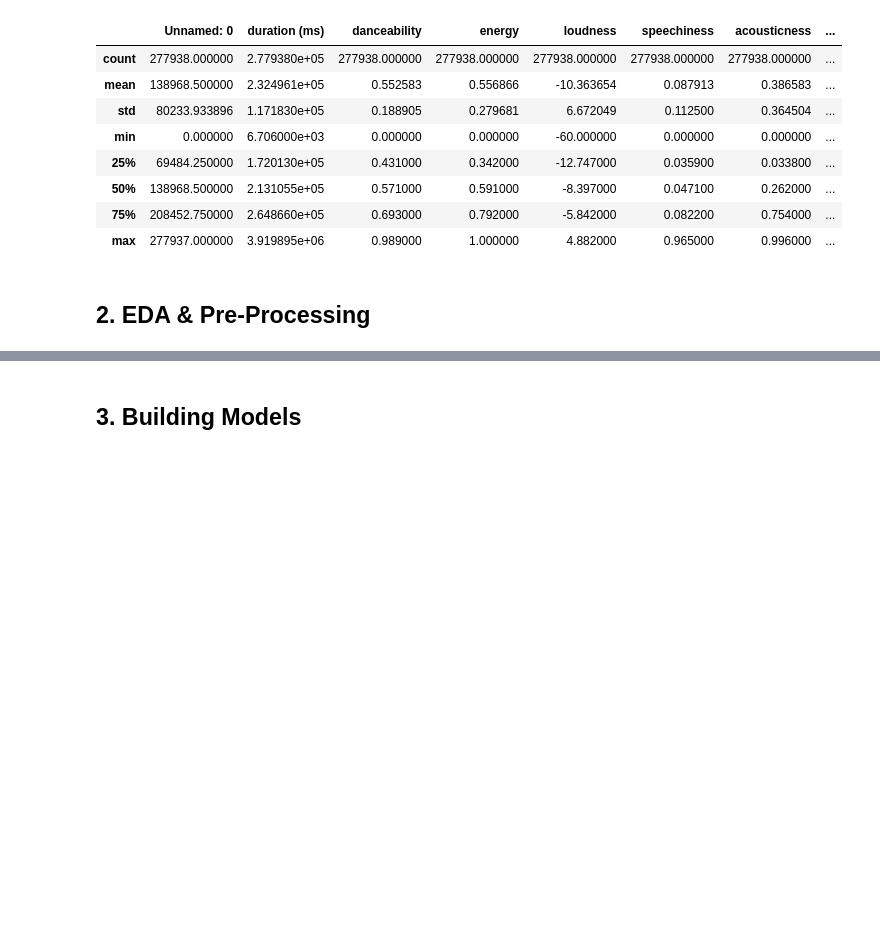
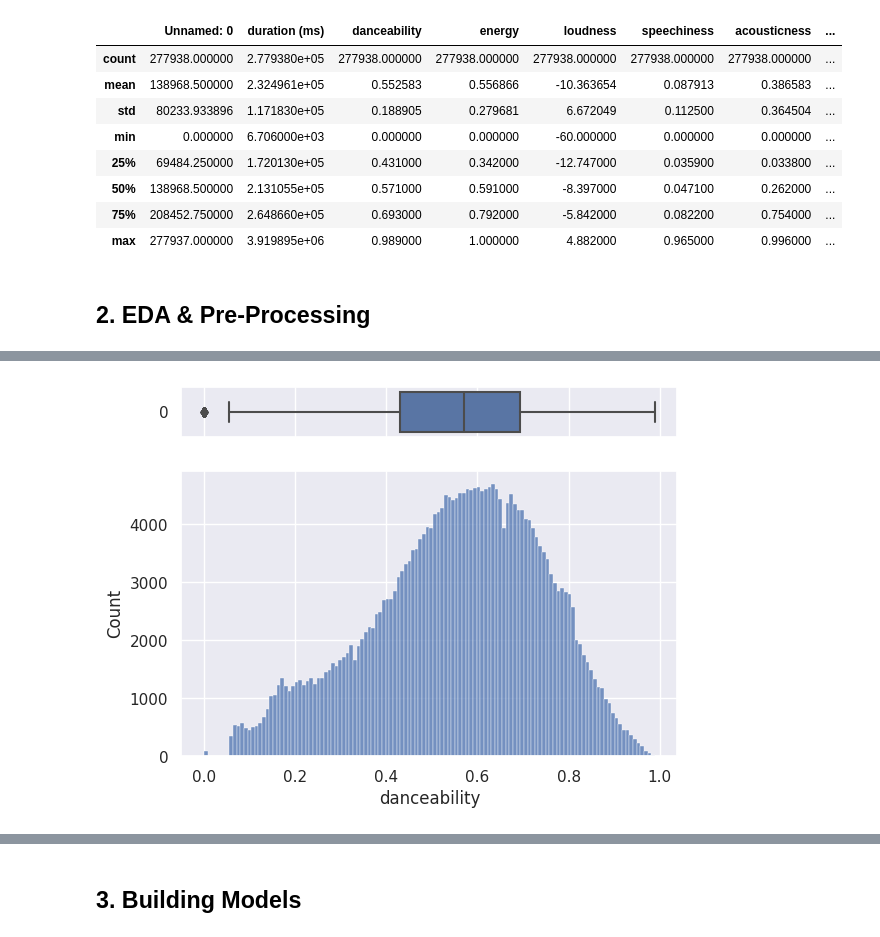
Before and after one commit to jvo024/ads504-spotify-songs, a Jupyter notebook: spotify_analysis.ipynb, the cells around one changed output, grey strips where cells are left out. Cells and saved outputs as stored; diff of their text form; code cells hidden in the pictures; blank space fills up the shorter version.

```diff
--- a/spotify_analysis.ipynb
+++ b/spotify_analysis.ipynb
@@ -42,0 +80,10 @@ df.describe()
+# %%
+f, (ax_box, ax_hist) = plt.subplots(2, sharex=True, gridspec_kw={"height_ratios": (.15, .85)})
+
+sns.boxplot(base_df["danceability"], orient ="h", ax=ax_box)
+sns.histplot(data=base_df, x="danceability", ax=ax_hist)
+
+ax_box.set(xlabel='')
+plt.show()
+# %% [output]
+[figure, added]
```
Also changed, not shown: parts of 16 cells of this notebook.
